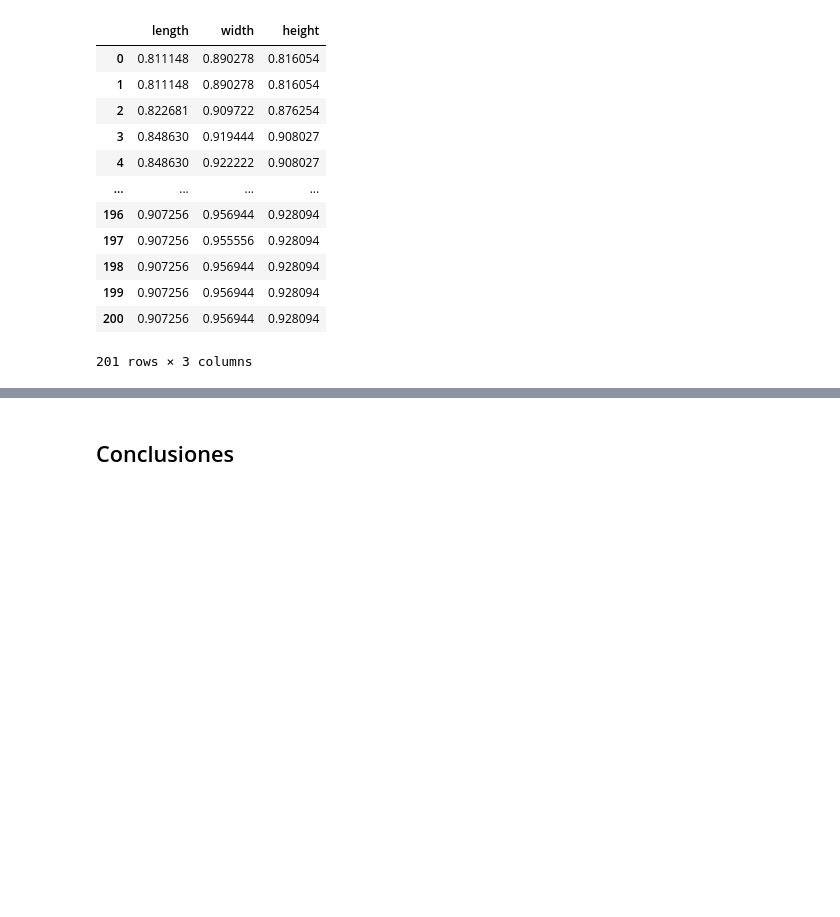
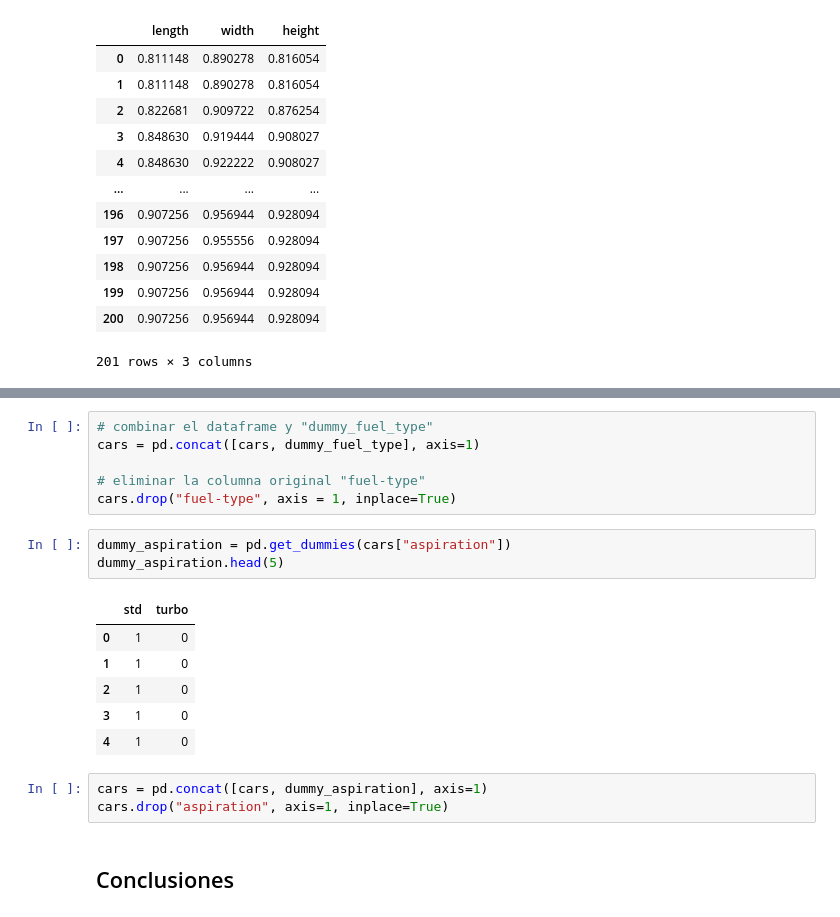
Before and after one commit to shebuildstech/cars-price-prediction, a Jupyter notebook: notebooks/cars-notebook1.ipynb, the cells around one changed output, grey strips where cells are left out. Cells and saved outputs as stored; diff of their text form; blank space fills up the shorter version.

```diff
--- a/notebooks/cars-notebook1.ipynb
+++ b/notebooks/cars-notebook1.ipynb
@@ -339,3 +356,22 @@ cars[["length", "width", "height"]]
+# %%
+# combinar el dataframe y "dummy_fuel_type"
+cars = pd.concat([cars, dummy_fuel_type], axis=1)
+
+# eliminar la columna original "fuel-type"
+cars.drop("fuel-type", axis = 1, inplace=True)
+# %%
+dummy_aspiration = pd.get_dummies(cars["aspiration"])
+dummy_aspiration.head(5)
+# %% [output]
+|  | std | turbo |
+| 0 | 1 | 0 |
+| 1 | 1 | 0 |
+| 2 | 1 | 0 |
+| 3 | 1 | 0 |
+| 4 | 1 | 0 |
+# %%
+cars = pd.concat([cars, dummy_aspiration], axis=1)
+cars.drop("aspiration", axis=1, inplace=True)
 # %% [markdown]
 ## Conclusiones
 # %% [markdown]
```
Also changed, not shown: parts of 6 cells of this notebook.
